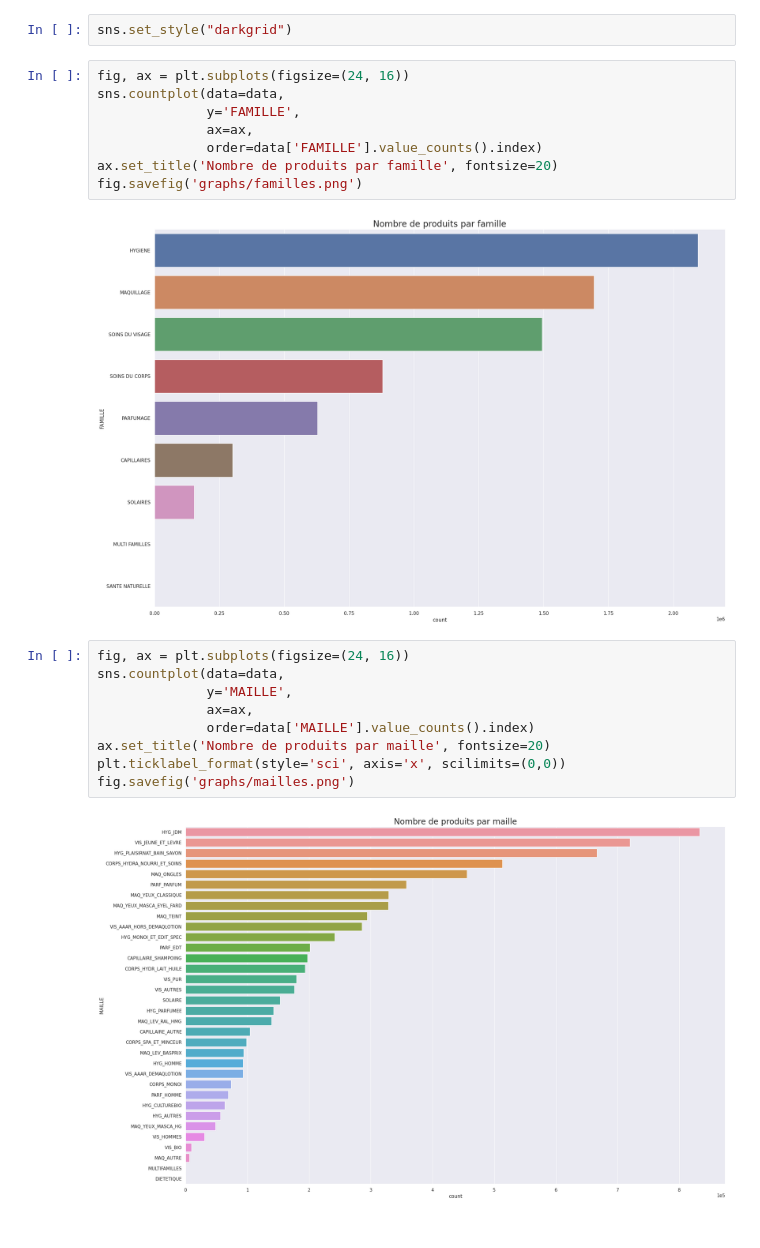
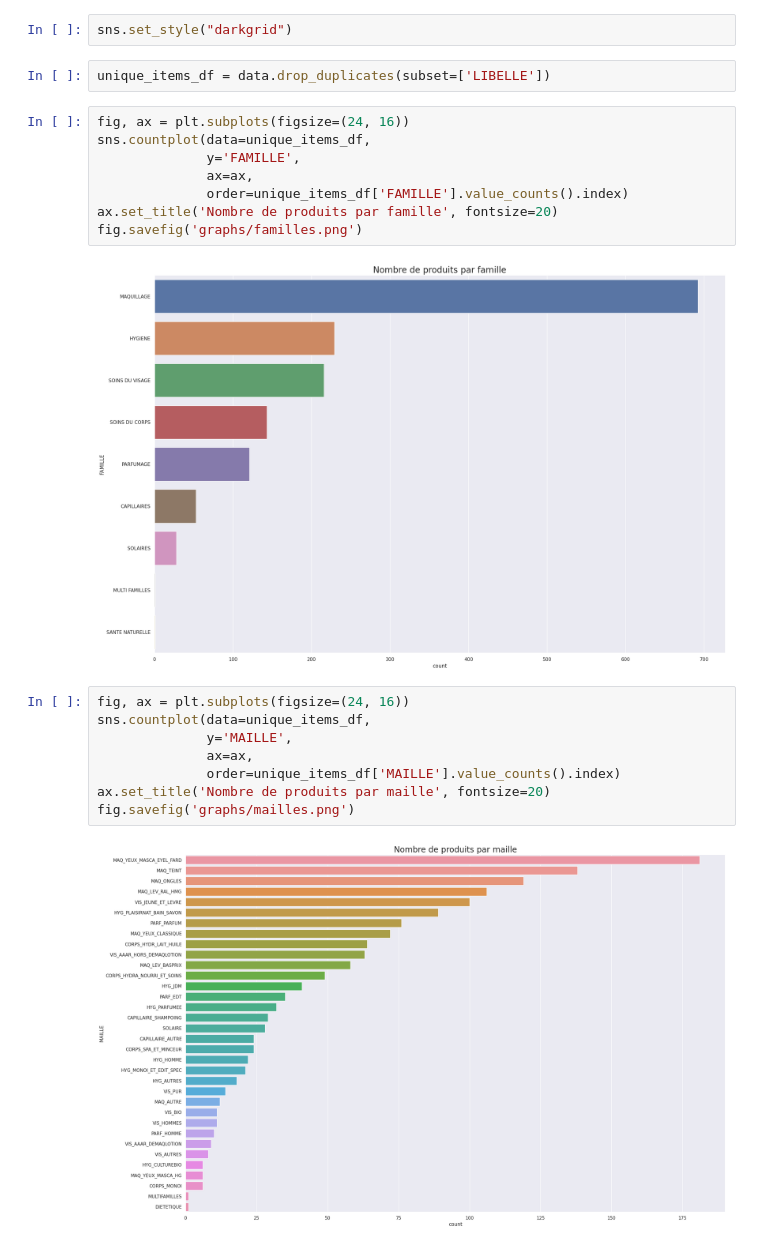
Before and after one commit to alexandre-pinon/recommender, a Jupyter notebook: data_csv_treatment.ipynb, the cells around one changed output. Saved outputs shown, nothing was run; the diff lists cells and outputs as text.

Commit message:
feat: visualization and data exploration

```diff
--- a/data_csv_treatment.ipynb
+++ b/data_csv_treatment.ipynb
@@ -191,26 +191,27 @@ data
 7245522 rows × 8 columns
 # %%
 sns.set_style("darkgrid")
+# %%
+unique_items_df = data.drop_duplicates(subset=['LIBELLE'])
 # %%
 fig, ax = plt.subplots(figsize=(24, 16))
-sns.countplot(data=data,
+sns.countplot(data=unique_items_df,
               y='FAMILLE',
               ax=ax,
-              order=data['FAMILLE'].value_counts().index)
+              order=unique_items_df['FAMILLE'].value_counts().index)
 ax.set_title('Nombre de produits par famille', fontsize=20)
 fig.savefig('graphs/familles.png')
 # %% [output]
-[figure, old version]
+[figure, new version]
 # %%
 fig, ax = plt.subplots(figsize=(24, 16))
-sns.countplot(data=data,
+sns.countplot(data=unique_items_df,
               y='MAILLE',
               ax=ax,
-              order=data['MAILLE'].value_counts().index)
+              order=unique_items_df['MAILLE'].value_counts().index)
 ax.set_title('Nombre de produits par maille', fontsize=20)
-plt.ticklabel_format(style='sci', axis='x', scilimits=(0,0))
 fig.savefig('graphs/mailles.png')
 # %% [output]
-[figure, old version]
+[figure, new version]
 # %%
 fig, ax = plt.subplots(figsize=(24, 24))
```
Also changed, not shown: parts of 18 cells of this notebook, 7 other files.
